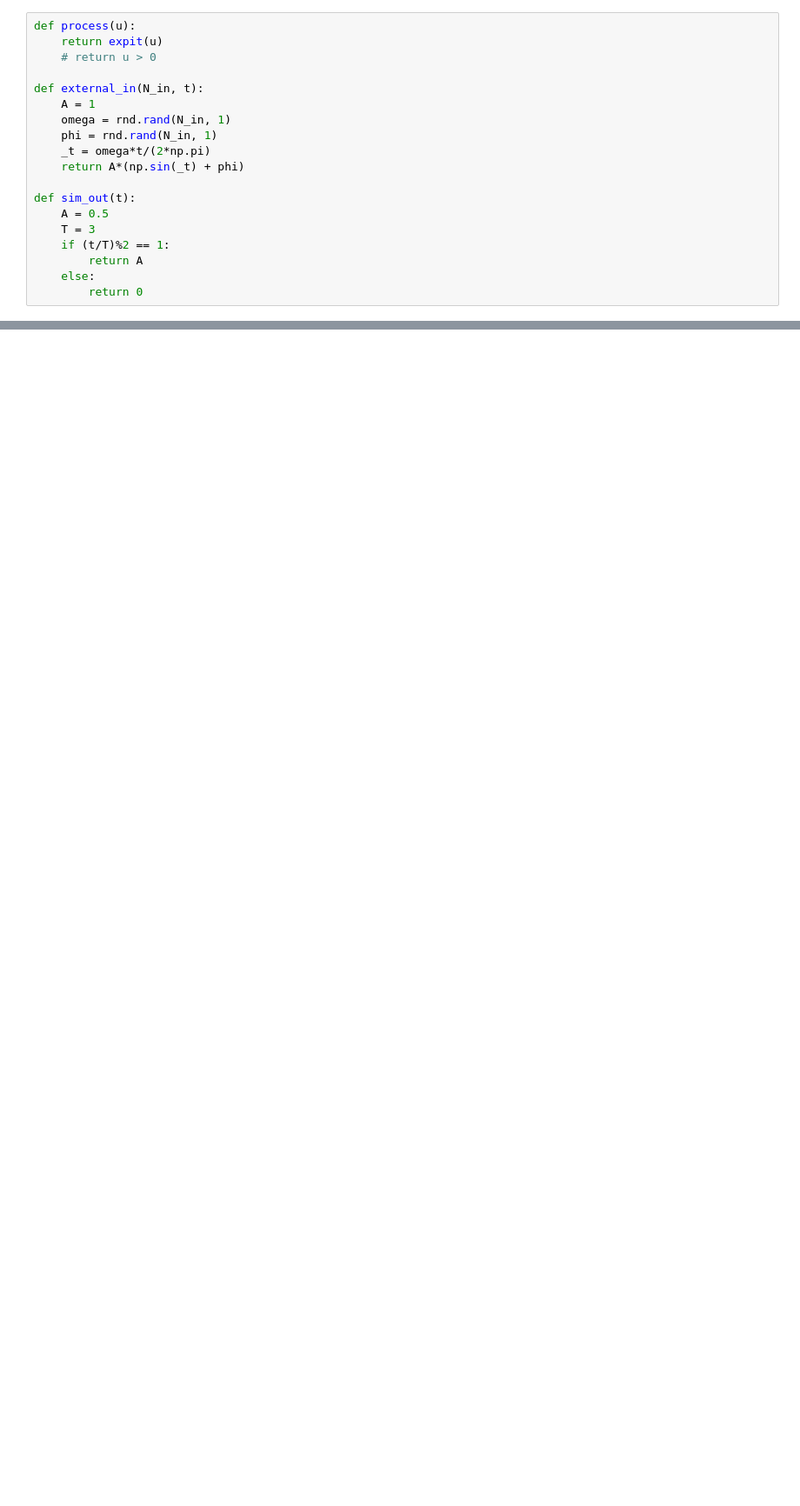
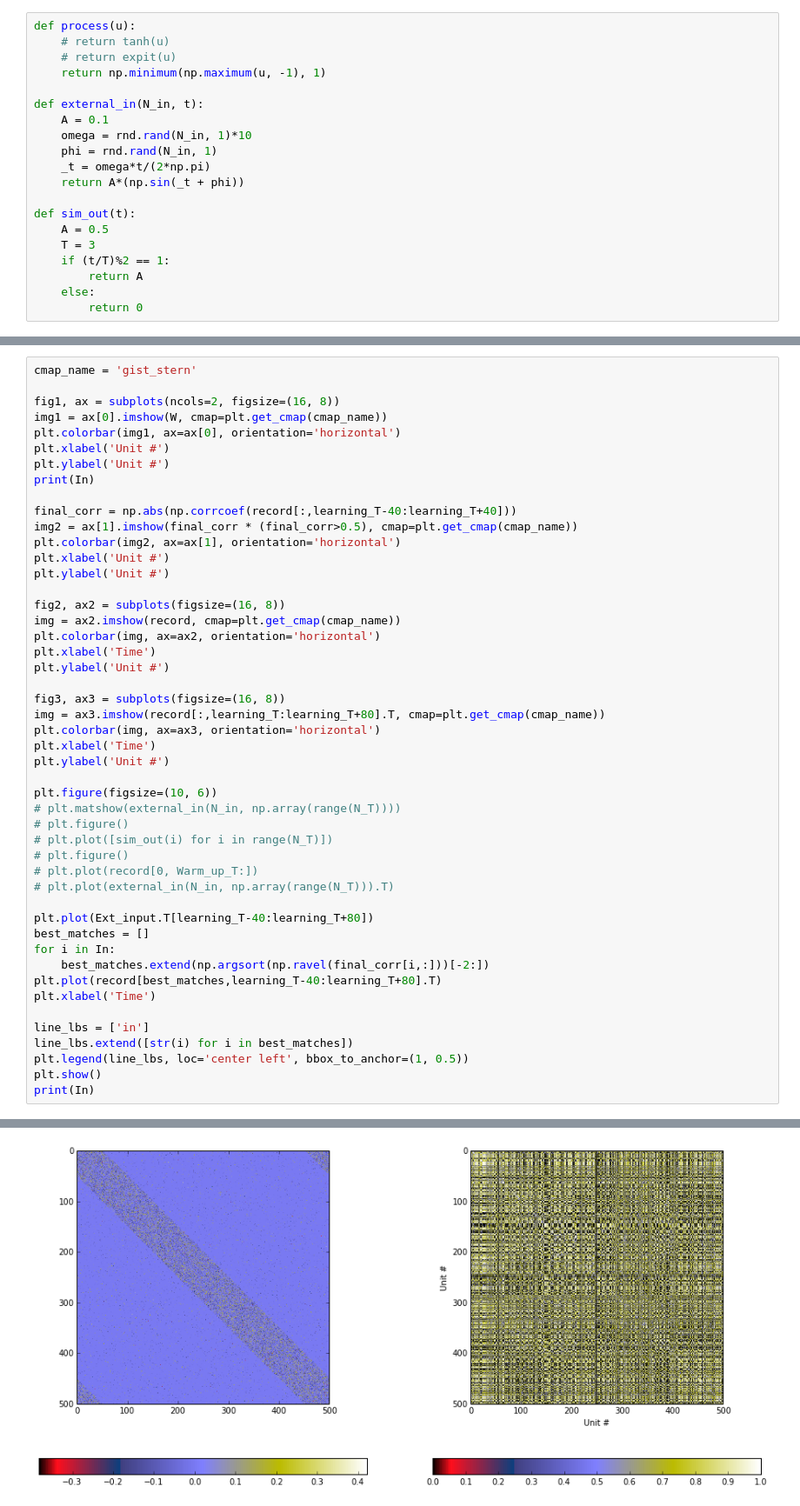
Before and after one commit to cwhy/NNproject, a Jupyter notebook: rnn/brain.ipynb, the cells around one changed output, grey strips where cells are left out. Shown at 87% size. Drawn from its saved outputs; the diff is of its cells as text; blank space fills up the shorter version.

```diff
--- a/rnn/brain.ipynb
+++ b/rnn/brain.ipynb
@@ -8,14 +12,15 @@ from scipy.special import expit
 # %%
 def process(u):
-    return expit(u)
-    # return u > 0
+    # return tanh(u)
+    # return expit(u)
+    return np.minimum(np.maximum(u, -1), 1)
 
 def external_in(N_in, t):
-    A = 1
-    omega = rnd.rand(N_in, 1)
+    A = 0.1
+    omega = rnd.rand(N_in, 1)*10
     phi = rnd.rand(N_in, 1)
     _t = omega*t/(2*np.pi)
-    return A*(np.sin(_t) + phi)
+    return A*(np.sin(_t + phi))
 
 def sim_out(t):
     A = 0.5
@@ -59,0 +88,49 @@ plt.show()
+# %%
+cmap_name = 'gist_stern'
+
+fig1, ax = subplots(ncols=2, figsize=(16, 8))
+img1 = ax[0].imshow(W, cmap=plt.get_cmap(cmap_name))
+plt.colorbar(img1, ax=ax[0], orientation='horizontal')
+plt.xlabel('Unit #')
+plt.ylabel('Unit #')
+print(In)
+
+final_corr = np.abs(np.corrcoef(record[:,learning_T-40:learning_T+40]))
+img2 = ax[1].imshow(final_corr * (final_corr>0.5), cmap=plt.get_cmap(cmap_name))
+plt.colorbar(img2, ax=ax[1], orientation='horizontal')
+plt.xlabel('Unit #')
+plt.ylabel('Unit #')
+
+fig2, ax2 = subplots(figsize=(16, 8))
+img = ax2.imshow(record, cmap=plt.get_cmap(cmap_name))
+plt.colorbar(img, ax=ax2, orientation='horizontal')
+plt.xlabel('Time')
+plt.ylabel('Unit #')
+
+fig3, ax3 = subplots(figsize=(16, 8))
+img = ax3.imshow(record[:,learning_T:learning_T+80].T, cmap=plt.get_cmap(cmap_name))
+plt.colorbar(img, ax=ax3, orientation='horizontal')
+plt.xlabel('Time')
+plt.ylabel('Unit #')
+
+plt.figure(figsize=(10, 6))
+# plt.matshow(external_in(N_in, np.array(range(N_T))))
+# plt.figure()
+# plt.plot([sim_out(i) for i in range(N_T)])
+# plt.figure()
+# plt.plot(record[0, Warm_up_T:])
+# plt.plot(external_in(N_in, np.array(range(N_T))).T)
+
+plt.plot(Ext_input.T[learning_T-40:learning_T+80])
+best_matches = []
+for i in In:
+    best_matches.extend(np.argsort(np.ravel(final_corr[i,:]))[-2:])
+plt.plot(record[best_matches,learning_T-40:learning_T+80].T)
+plt.xlabel('Time')
+
+line_lbs = ['in']
+line_lbs.extend([str(i) for i in best_matches])
+plt.legend(line_lbs, loc='center left', bbox_to_anchor=(1, 0.5))
+plt.show()
+print(In)
+# %% [output]
@@ -59,0 +138 @@ plt.show()
+[figure, added]
```
Also changed, not shown: parts of 10 cells of this notebook, 4 other files.
